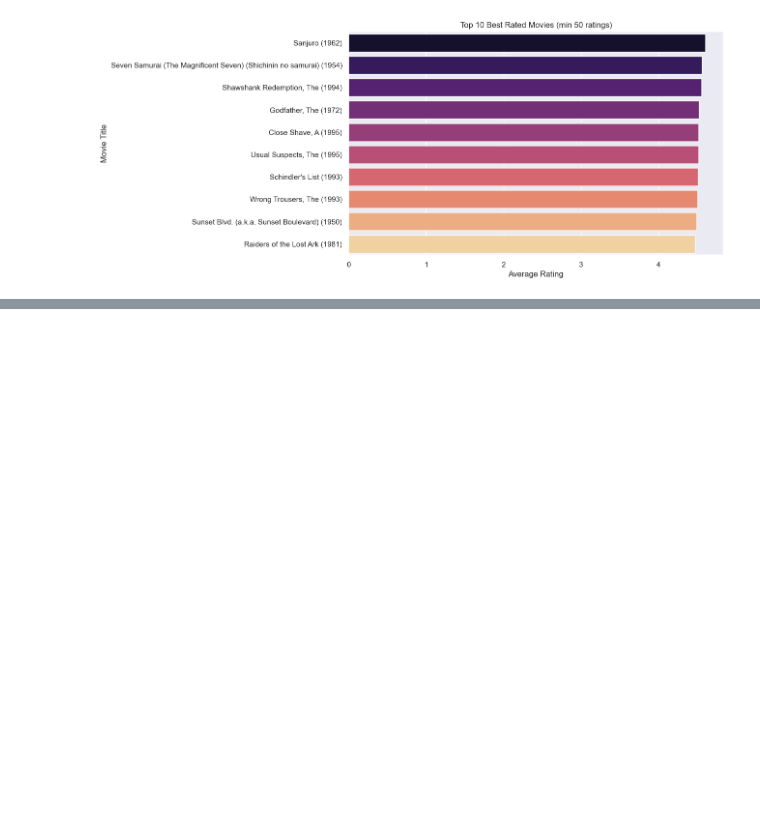
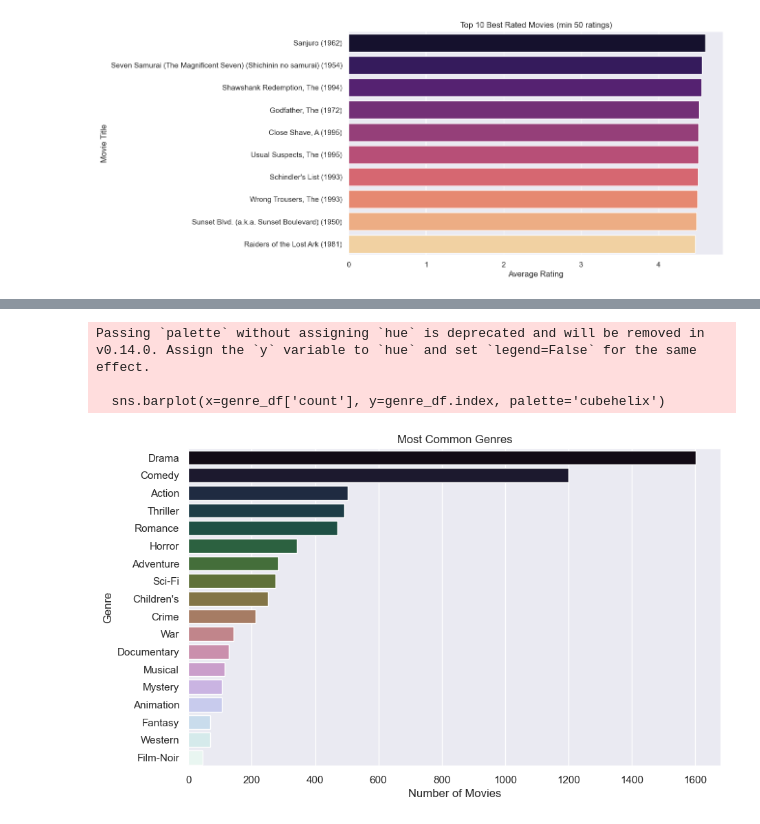
Before and after one commit to fatemehValipoor/MovieLens-GraphNeuralNetwork, a Jupyter notebook: notebooks/MovieLens_data_exploration.ipynb, the cells around one changed output, grey strips where cells are left out. Drawn from its saved outputs; the diff is of its cells as text; code cells hidden in the pictures; blank space fills up the shorter version.

Commit message:
insert exploration operation on MovieLens

```diff
--- a/notebooks/MovieLens_data_exploration.ipynb
+++ b/notebooks/MovieLens_data_exploration.ipynb
@@ -137,0 +160,18 @@ Passing `palette` without assigning `hue` is deprecated and will be removed in v
+# %%
+#11. بررسی ژانرها
+from collections import Counter
+
+genres = movies['genres'].str.split('|')
+genre_counts = Counter(g for sublist in genres for g in sublist)
+genre_df = pd.DataFrame.from_dict(genre_counts, orient='index', columns=['count']).sort_values(by='count', ascending=False)
+
+sns.barplot(x=genre_df['count'], y=genre_df.index, palette='cubehelix')
+plt.title('Most Common Genres')
+plt.xlabel('Number of Movies')
+plt.ylabel('Genre')
+plt.show()
+# %% [output]
+Passing `palette` without assigning `hue` is deprecated and will be removed in v0.14.0. Assign the `y` variable to `hue` and set `legend=False` for the same effect.
+
+  sns.barplot(x=genre_df['count'], y=genre_df.index, palette='cubehelix')
+[figure, added]
```
Also changed, not shown: parts of 3 cells of this notebook.
